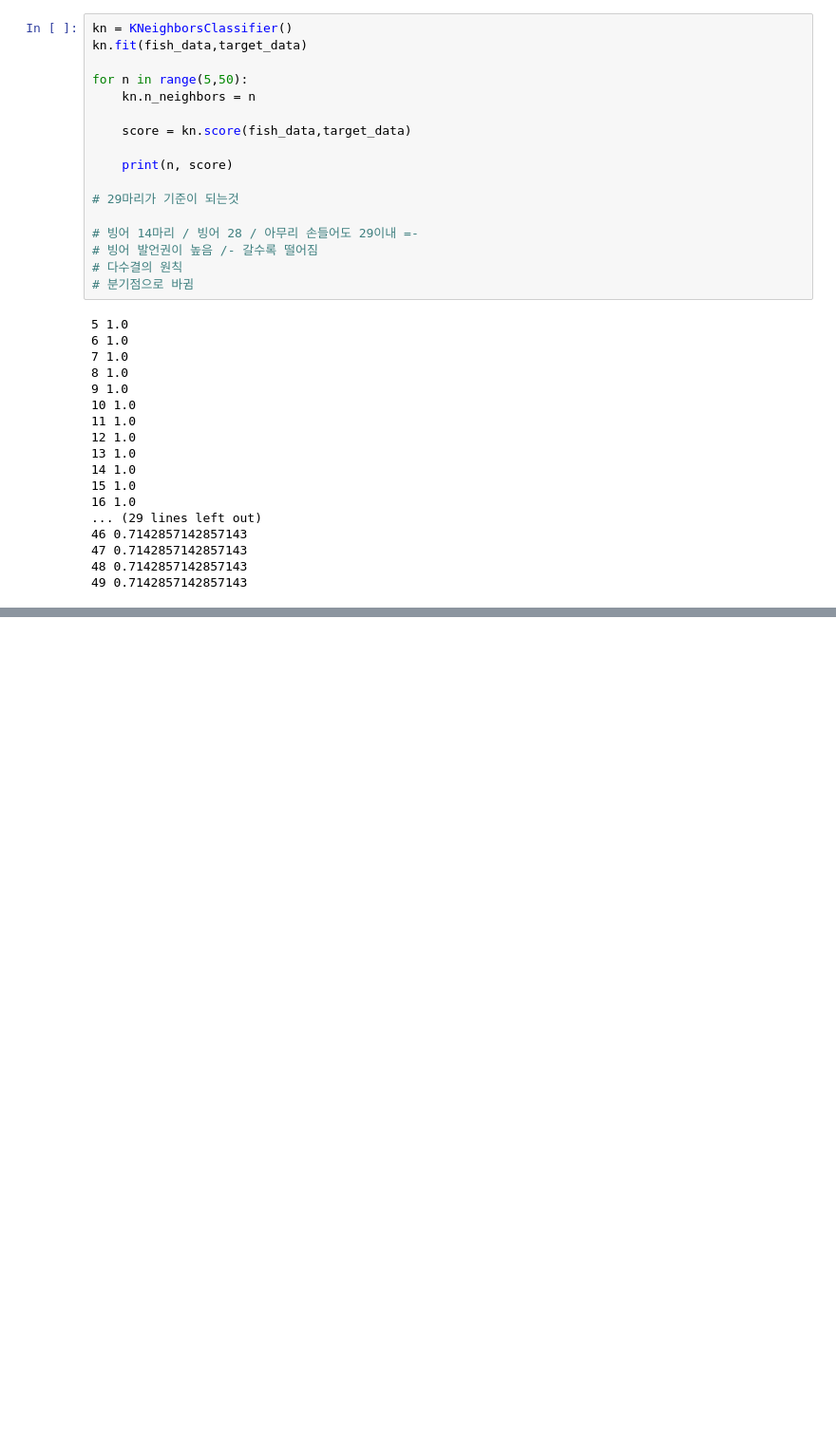
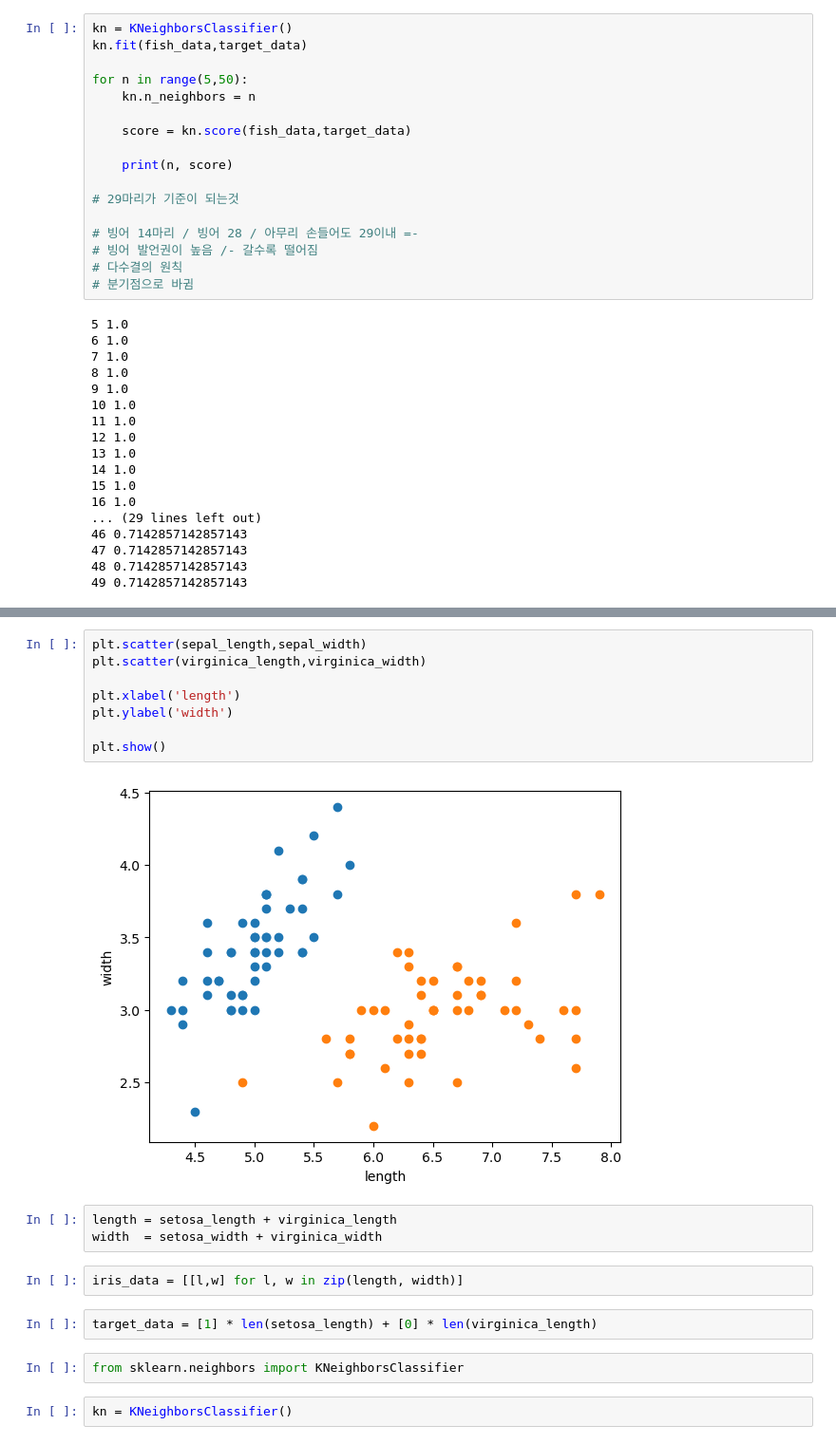
Before and after one commit to krpythondestroyer/ML, a Jupyter notebook: fish.ipynb, the cells around one changed output, grey strips where cells are left out. Shown at 95% size. Cells and saved outputs as stored; diff of their text form; blank space fills up the shorter version.

```diff
--- a/fish.ipynb
+++ b/fish.ipynb
@@ -253,0 +379,21 @@ for n in range(5,50):
+# %%
+plt.scatter(sepal_length,sepal_width)
+plt.scatter(virginica_length,virginica_width)
+
+plt.xlabel('length')
+plt.ylabel('width')
+
+plt.show()
+# %% [output]
+[figure, added]
+# %%
+length = setosa_length + virginica_length
+width  = setosa_width + virginica_width
+# %%
+iris_data = [[l,w] for l, w in zip(length, width)]
+# %%
+target_data = [1] * len(setosa_length) + [0] * len(virginica_length)
+# %%
+from sklearn.neighbors import KNeighborsClassifier
+# %%
+kn = KNeighborsClassifier()
```
Also changed, not shown: parts of 30 cells of this notebook, 2 other files.
